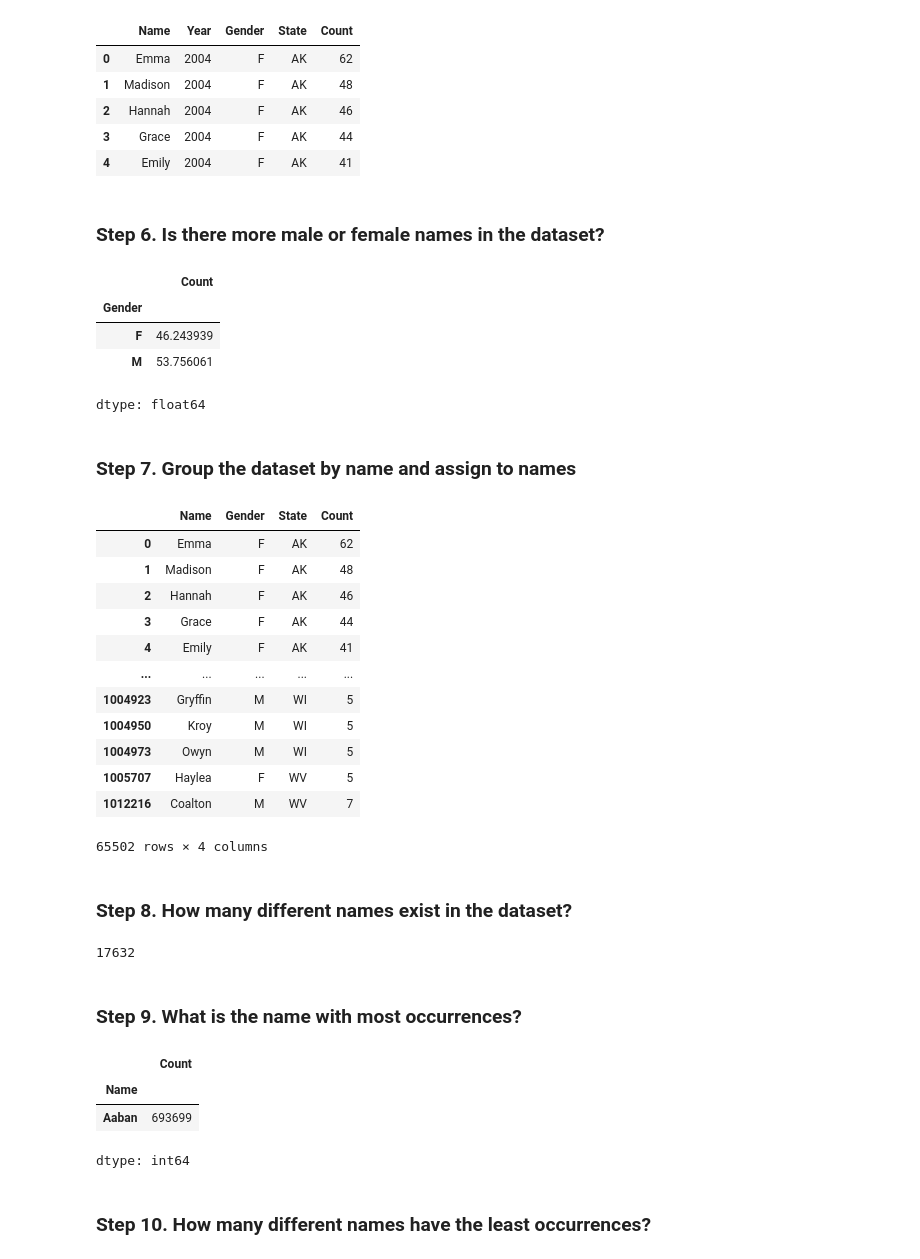
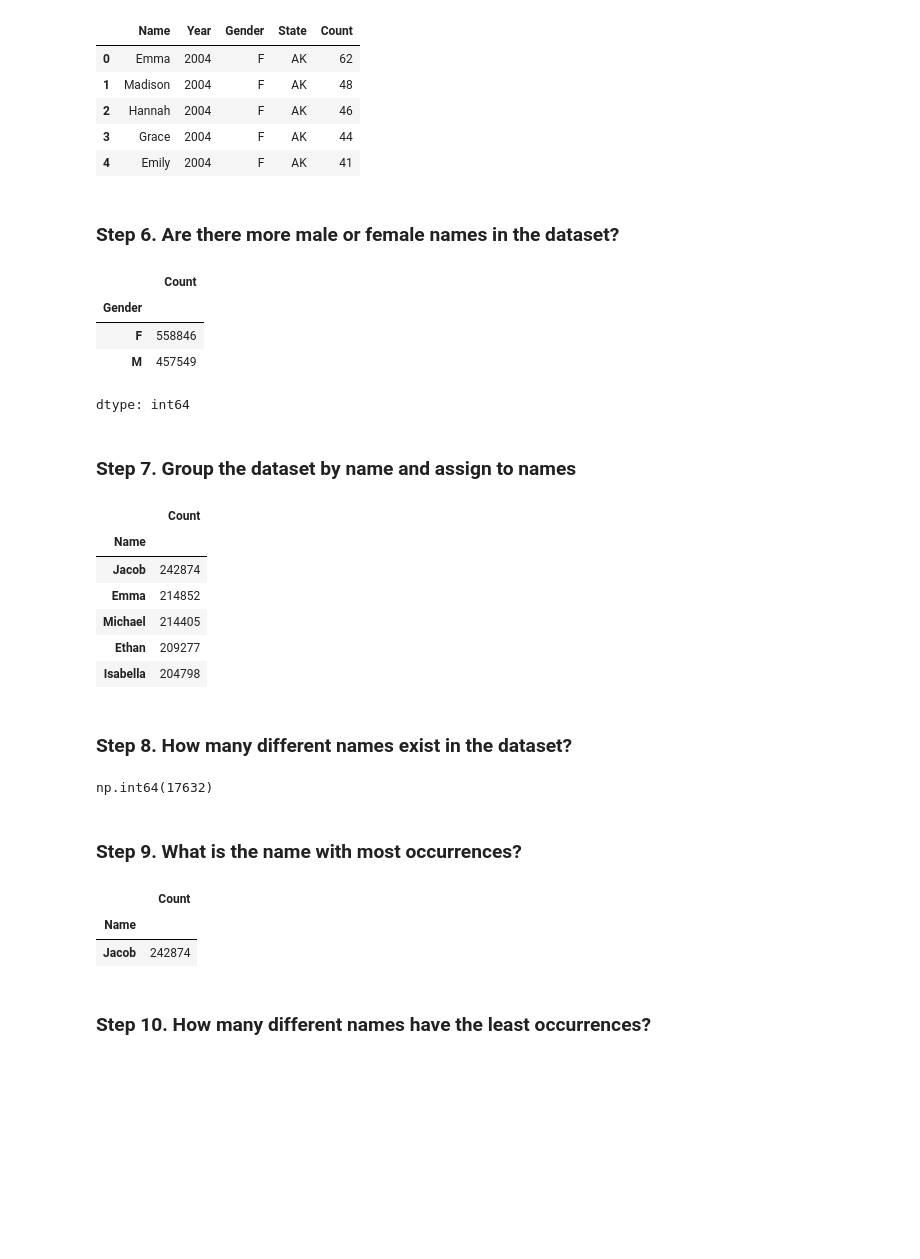
Before and after one commit to makia2332/https-github.com-guipsamora-pandas_exercises, a Jupyter notebook: pandas_exercises-master/06_Stats/US_Baby_Names/Exercises.ipynb, the cells around one changed output. Cells and saved outputs as stored; diff of their text form; code cells hidden in the pictures; blank space fills up the shorter version.

```diff
--- a/pandas_exercises-master/06_Stats/US_Baby_Names/Exercises.ipynb
+++ b/pandas_exercises-master/06_Stats/US_Baby_Names/Exercises.ipynb
@@ -60,49 +62,43 @@ baby_names.head()
 | 3 | Grace | 2004 | F | AK | 44 |
 | 4 | Emily | 2004 | F | AK | 41 |
 # %% [markdown]
-### Step 6. Is there more male or female names in the dataset?
+### Step 6. Are there more male or female names in the dataset?
 # %%
-baby_names.groupby(baby_names['Gender'])['Count'].sum().div(baby_names['Count'].sum())*100
+baby_names.groupby('Gender').count()['Count']
 # %% [output]
 |  | Count |
 | Gender |  |
-| F | 46.243939 |
-| M | 53.756061 |
+| F | 558846 |
+| M | 457549 |
-dtype: float64
+dtype: int64
 # %% [markdown]
 ### Step 7. Group the dataset by name and assign to names
 # %%
-names = baby_names.groupby('Name')
+names = baby_names.groupby('Name').sum().sort_values('Count', ascending=False)
+names = names.loc[:,'Count':]
 names.head()
 # %% [output]
-|  | Name | Gender | State | Count |
-| 0 | Emma | F | AK | 62 |
-| 1 | Madison | F | AK | 48 |
-| 2 | Hannah | F | AK | 46 |
-| 3 | Grace | F | AK | 44 |
-| 4 | Emily | F | AK | 41 |
-| ... | ... | ... | ... | ... |
-| 1004923 | Gryffin | M | WI | 5 |
-| 1004950 | Kroy | M | WI | 5 |
-| 1004973 | Owyn | M | WI | 5 |
-| 1005707 | Haylea | F | WV | 5 |
-| 1012216 | Coalton | M | WV | 7 |
+|  | Count |
+| Name |  |
+| Jacob | 242874 |
+| Emma | 214852 |
+| Michael | 214405 |
+| Ethan | 209277 |
+| Isabella | 204798 |
-65502 rows × 4 columns
 # %% [markdown]
 ### Step 8. How many different names exist in the dataset?
-# %%
-names.ngroups
-# %% [output]
-17632
+# %%
+names.index.unique().value_counts().sum()
+# %% [output]
+np.int64(17632)
 # %% [markdown]
 ### Step 9. What is the name with most occurrences?
 # %%
-names.Count.idxmax().head(1)
+names.sort_values('Count', ascending=False).head(1)
 # %% [output]
 |  | Count |
 | Name |  |
-| Aaban | 693699 |
+| Jacob | 242874 |
-dtype: int64
 # %% [markdown]
 ### Step 10. How many different names have the least occurrences?
 # %%
```
Also changed, not shown: parts of 6 cells of this notebook.
